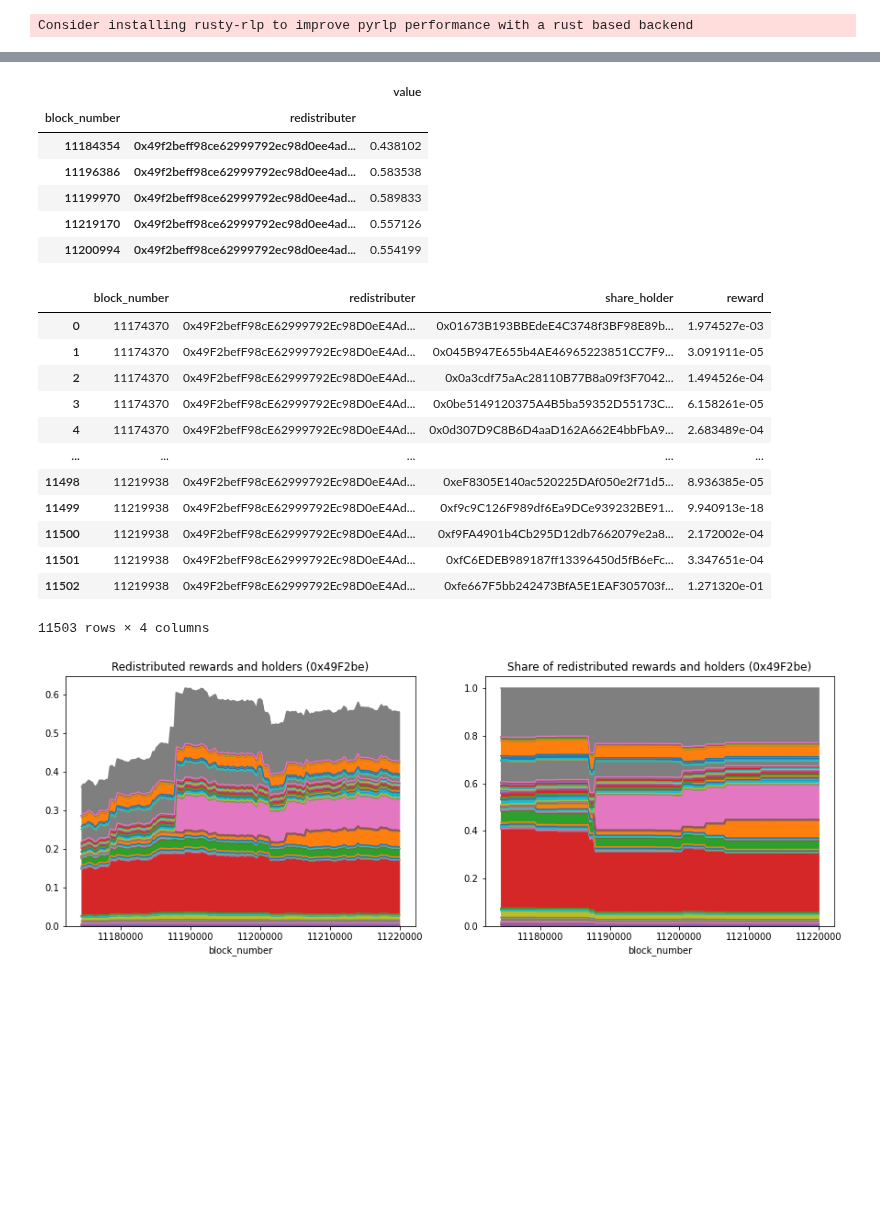
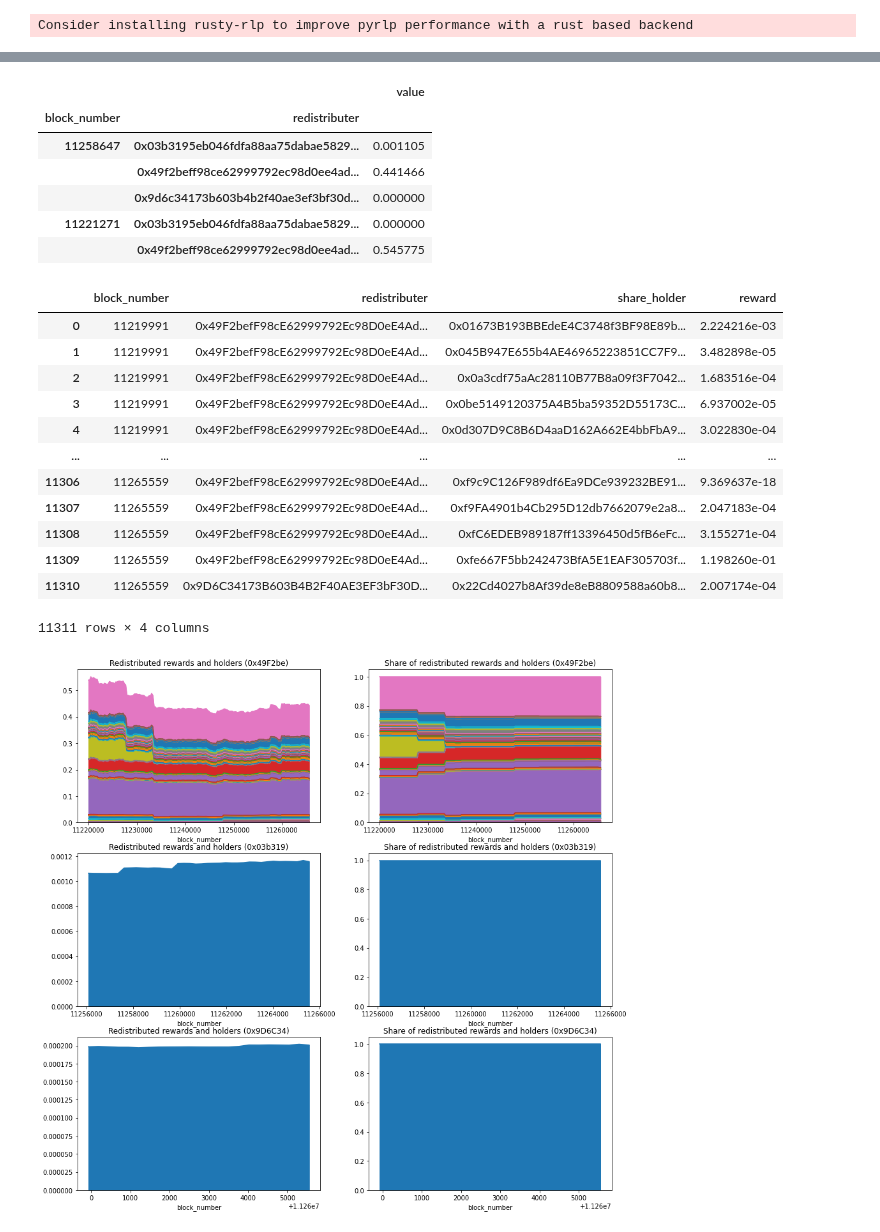
Before and after one commit to balancer/bal-mining-scripts, a Jupyter notebook: redistribute/redistribution.ipynb, the cells around one changed output, grey strips where cells are left out. Saved outputs shown, nothing was run; the diff lists cells and outputs as text; code cells hidden in the pictures; blank space fills up the shorter version.

Commit message:
week 24

```diff
--- a/redistribute/redistribution.ipynb
+++ b/redistribute/redistribution.ipynb
@@ -11,7 +11,7 @@ from web3 import Web3
 import matplotlib.pyplot as plt
 
 
-WEEK = 23
+WEEK = 24
 WEEK_REPORTS_PATH = '../reports/' + str(WEEK)
 # %% [output]
 Consider installing rusty-rlp to improve pyrlp performance with a rust based backend
@@ -142,11 +142,11 @@ rewards_to_redistribute_df.head()
 # %% [output]
 |  |  | value |
 | block_number | redistributer |  |
-| 11184354 | 0x49f2beff98ce62999792ec98d0ee4ad... | 0.438102 |
-| 11196386 | 0x49f2beff98ce62999792ec98d0ee4ad... | 0.583538 |
-| 11199970 | 0x49f2beff98ce62999792ec98d0ee4ad... | 0.589833 |
-| 11219170 | 0x49f2beff98ce62999792ec98d0ee4ad... | 0.557126 |
-| 11200994 | 0x49f2beff98ce62999792ec98d0ee4ad... | 0.554199 |
+| 11258647 | 0x03b3195eb046fdfa88aa75dabae5829... | 0.001105 |
+|  | 0x49f2beff98ce62999792ec98d0ee4ad... | 0.441466 |
+|  | 0x9d6c34173b603b4b2f40ae3ef3bf30d... | 0.000000 |
+| 11221271 | 0x03b3195eb046fdfa88aa75dabae5829... | 0.000000 |
+|  | 0x49f2beff98ce62999792ec98d0ee4ad... | 0.545775 |
 # %%
 redistribution_df = pd.DataFrame(rewards_to_redistribute_df['value']*shares['perc_share']).dropna().reset_index()
 redistribution_df.rename(columns={0: 'reward'}, inplace=True)
@@ -156,36 +156,36 @@ redistribution_df['redistributer'] = redistribution_df['redistributer'].apply(We
 redistribution_df
 # %% [output]
 |  | block_number | redistributer | share_holder | reward |
-| 0 | 11174370 | 0x49F2befF98cE62999792Ec98D0eE4Ad... | 0x01673B193BBEdeE4C3748f3BF98E89b... | 1.974527e-03 |
-| 1 | 11174370 | 0x49F2befF98cE62999792Ec98D0eE4Ad... | 0x045B947E655b4AE46965223851CC7F9... | 3.091911e-05 |
-| 2 | 11174370 | 0x49F2befF98cE62999792Ec98D0eE4Ad... | 0x0a3cdf75aAc28110B77B8a09f3F7042... | 1.494526e-04 |
-| 3 | 11174370 | 0x49F2befF98cE62999792Ec98D0eE4Ad... | 0x0be5149120375A4B5ba59352D55173C... | 6.158261e-05 |
-| 4 | 11174370 | 0x49F2befF98cE62999792Ec98D0eE4Ad... | 0x0d307D9C8B6D4aaD162A662E4bbFbA9... | 2.683489e-04 |
+| 0 | 11219991 | 0x49F2befF98cE62999792Ec98D0eE4Ad... | 0x01673B193BBEdeE4C3748f3BF98E89b... | 2.224216e-03 |
+| 1 | 11219991 | 0x49F2befF98cE62999792Ec98D0eE4Ad... | 0x045B947E655b4AE46965223851CC7F9... | 3.482898e-05 |
+| 2 | 11219991 | 0x49F2befF98cE62999792Ec98D0eE4Ad... | 0x0a3cdf75aAc28110B77B8a09f3F7042... | 1.683516e-04 |
+| 3 | 11219991 | 0x49F2befF98cE62999792Ec98D0eE4Ad... | 0x0be5149120375A4B5ba59352D55173C... | 6.937002e-05 |
+| 4 | 11219991 | 0x49F2befF98cE62999792Ec98D0eE4Ad... | 0x0d307D9C8B6D4aaD162A662E4bbFbA9... | 3.022830e-04 |
 | ... | ... | ... | ... | ... |
-| 11498 | 11219938 | 0x49F2befF98cE62999792Ec98D0eE4Ad... | 0xeF8305E140ac520225DAf050e2f71d5... | 8.936385e-05 |
-| 11499 | 11219938 | 0x49F2befF98cE62999792Ec98D0eE4Ad... | 0xf9c9C126F989df6Ea9DCe939232BE91... | 9.940913e-18 |
-| 11500 | 11219938 | 0x49F2befF98cE62999792Ec98D0eE4Ad... | 0xf9FA4901b4Cb295D12db7662079e2a8... | 2.172002e-04 |
-| 11501 | 11219938 | 0x49F2befF98cE62999792Ec98D0eE4Ad... | 0xfC6EDEB989187ff13396450d5fB6eFc... | 3.347651e-04 |
-| 11502 | 11219938 | 0x49F2befF98cE62999792Ec98D0eE4Ad... | 0xfe667F5bb242473BfA5E1EAF305703f... | 1.271320e-01 |
+| 11306 | 11265559 | 0x49F2befF98cE62999792Ec98D0eE4Ad... | 0xf9c9C126F989df6Ea9DCe939232BE91... | 9.369637e-18 |
+| 11307 | 11265559 | 0x49F2befF98cE62999792Ec98D0eE4Ad... | 0xf9FA4901b4Cb295D12db7662079e2a8... | 2.047183e-04 |
+| 11308 | 11265559 | 0x49F2befF98cE62999792Ec98D0eE4Ad... | 0xfC6EDEB989187ff13396450d5fB6eFc... | 3.155271e-04 |
+| 11309 | 11265559 | 0x49F2befF98cE62999792Ec98D0eE4Ad... | 0xfe667F5bb242473BfA5E1EAF305703f... | 1.198260e-01 |
+| 11310 | 11265559 | 0x9D6C34173B603B4B2F40AE3EF3bF30D... | 0x22Cd4027b8Af39de8eB8809588a60b8... | 2.007174e-04 |
-11503 rows × 4 columns
+11311 rows × 4 columns
 # %%
 redistribution_df.loc[redistribution_df['reward']<0,'reward'] = 0
 # %%
 # fig, axs = plt.subplots(ncols=2, nrows=1, figsize=(15, 5))
 actual_redistributers = list(redistribution_df.redistributer.drop_duplicates())
 fig, axs = plt.subplots(ncols=2, nrows=len(actual_redistributers), figsize=(15, 5*len(actual_redistributers)))
 for i,t in enumerate(actual_redistributers):
     areaplot = redistribution_df[redistribution_df.redistributer==t].pivot(index='block_number',
                                                                            columns='share_holder',
                                                                            values='reward')
-    areaplot.plot.area(legend=False, ax=axs[2*i],
+    areaplot.plot.area(legend=False, ax=axs.flat[2*i],
                        title='Redistributed rewards and holders ({})'.format(t[:8]));
-    areaplot.divide(areaplot.sum(axis=1), axis=0).plot.area(legend=False, ax=axs[2*i+1],
+    areaplot.divide(areaplot.sum(axis=1), axis=0).plot.area(legend=False, ax=axs.flat[2*i+1],
                                                             title='Share of redistributed rewards and holders ({})'.format(t[:8]));
     axs.flat[2*i].ticklabel_format(axis='x', style='plain')
     axs.flat[2*i+1].ticklabel_format(axis='x', style='plain')
 # %% [output]
-[figure, old version]
+[figure, new version]
 # %%
 total_redistribution = redistribution_df.groupby('share_holder').sum()['reward']
 total_redistribution
```
Also changed, not shown: parts of 7 cells of this notebook.
